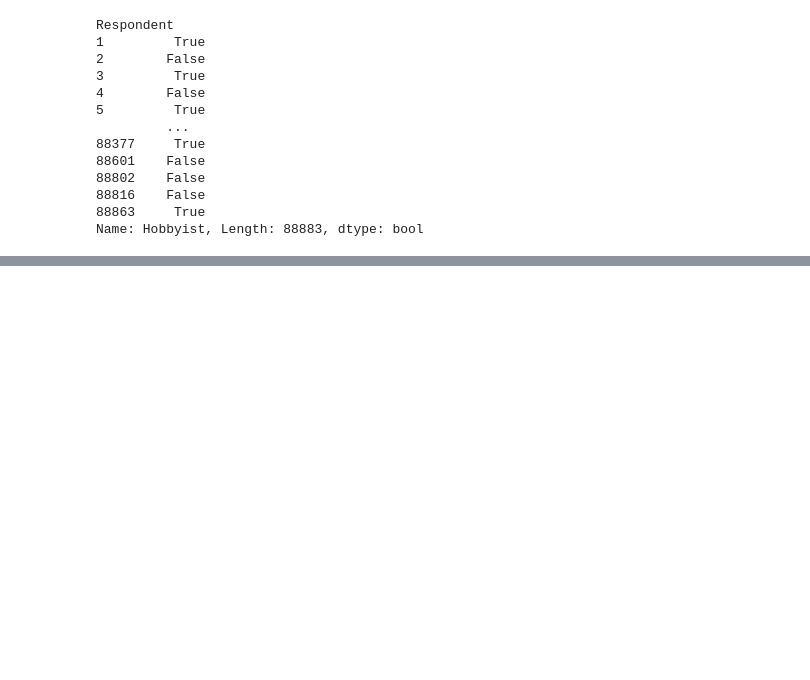
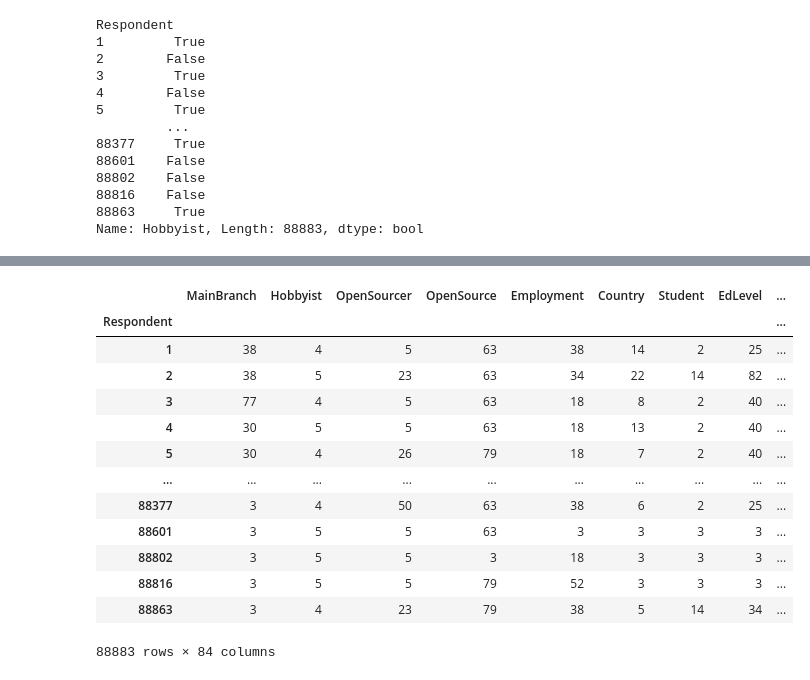
Before and after one commit to keshav4118/Pandas_learning_path, a Jupyter notebook: updating_rows_and_columns_stackdata.ipynb, the cells around one changed output, grey strips where cells are left out. Drawn from its saved outputs; the diff is of its cells as text; code cells hidden in the pictures; blank space fills up the shorter version.

```diff
--- a/updating_rows_and_columns_stackdata.ipynb
+++ b/updating_rows_and_columns_stackdata.ipynb
@@ -85,4 +85,4 @@ Respondent
 88863     True
 Name: Hobbyist, Length: 88883, dtype: bool
 # %%
-df['Hobbyist'].map({'Yes':True,'No':False},inplace=True)
+df['Hobbyist']=df['Hobbyist'].map({'Yes':True,'No':False})
@@ -90,0 +133,17 @@ TypeError: map() got an unexpected keyword argument 'inplace'
+# %%
+df.applymap(lambda x: len(str(x)))
+# %% [output]
+|  | MainBranch | Hobbyist | OpenSourcer | OpenSource | Employment | Country | Student | EdLevel | ... |
+| Respondent |  |  |  |  |  |  |  |  | ... |
+| 1 | 38 | 4 | 5 | 63 | 38 | 14 | 2 | 25 | ... |
+| 2 | 38 | 5 | 23 | 63 | 34 | 22 | 14 | 82 | ... |
+| 3 | 77 | 4 | 5 | 63 | 18 | 8 | 2 | 40 | ... |
+| 4 | 30 | 5 | 5 | 63 | 18 | 13 | 2 | 40 | ... |
+| 5 | 30 | 4 | 26 | 79 | 18 | 7 | 2 | 40 | ... |
+| ... | ... | ... | ... | ... | ... | ... | ... | ... | ... |
+| 88377 | 3 | 4 | 50 | 63 | 38 | 6 | 2 | 25 | ... |
+| 88601 | 3 | 5 | 5 | 63 | 3 | 3 | 3 | 3 | ... |
+| 88802 | 3 | 5 | 5 | 3 | 18 | 3 | 3 | 3 | ... |
+| 88816 | 3 | 5 | 5 | 79 | 52 | 3 | 3 | 3 | ... |
+| 88863 | 3 | 4 | 23 | 79 | 38 | 5 | 14 | 34 | ... |
+88883 rows × 84 columns
```
Also changed, not shown: parts of 5 cells of this notebook, 3 other files.
